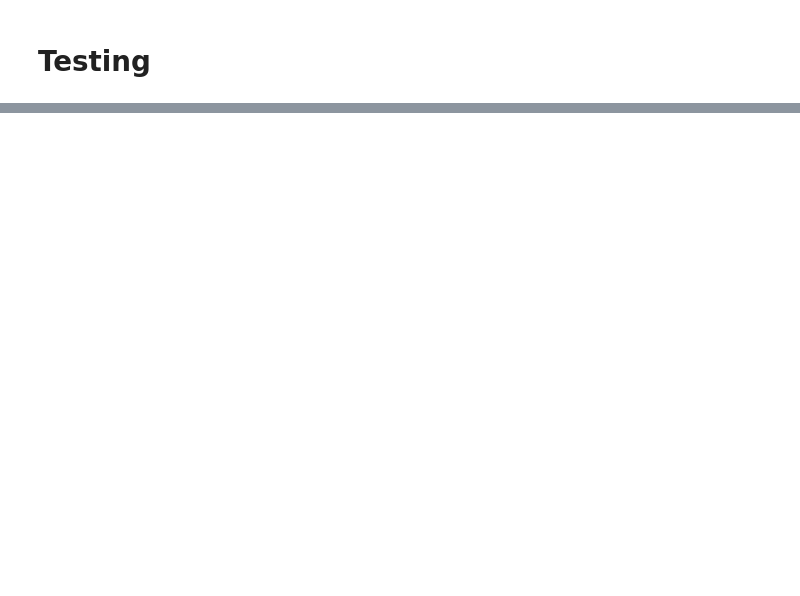
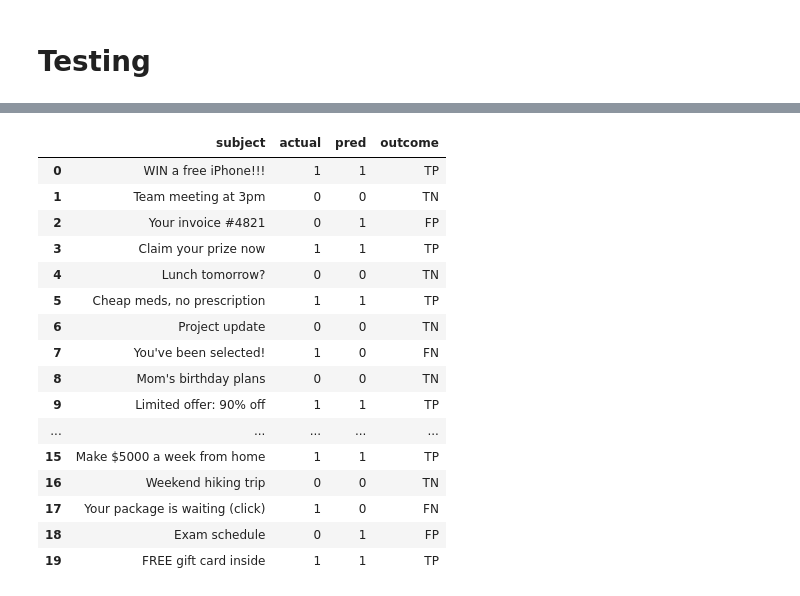
Before and after one commit to hernandezb3/llm-text-classification, a Jupyter notebook: 04_finetuning.ipynb, the cells around one changed output, grey strips where cells are left out. Saved outputs shown, nothing was run; the diff lists cells and outputs as text; code cells hidden in the pictures; blank space fills up the shorter version.

```diff
--- a/04_finetuning.ipynb
+++ b/04_finetuning.ipynb
@@ -1043,0 +947,12 @@ if unexpected:
+# %%
+subjects = [
+    "WIN a free iPhone!!!", "Team meeting at 3pm", "Your invoice #4821", "Claim your prize now",
+    "Lunch tomorrow?", "Cheap meds, no prescription", "Project update", "You've been selected!",
+    "Mom's birthday plans", "Limited offer: 90% off", "Re: homework question", "Urgent: verify your account",
+    "Class cancelled today", "Hot singles near you", "Library book due", "Make $5000 a week from home",
+    "Weekend hiking trip", "Your package is waiting (click)", "Exam schedule", "FREE gift card inside",
+]
+actual = [1, 0, 0, 1, 0, 1, 0, 1, 0, 1, 0, 1, 0, 1, 0, 1, 0, 1, 0, 1]
+pred   = [1, 0, 1, 1, 0, 1, 0, 0, 0, 1, 0, 1, 0, 0, 0, 1, 0, 0, 1, 1]
+df = pd.DataFrame({"subject": subjects, "actual": actual, "pred": pred})
+df
@@ -1043,0 +978,27 @@ if unexpected:
+# %%
+def outcome(a, p):
+    if a == 1 and p == 1: return "TP"
+    if a == 0 and p == 0: return "TN"
+    if a == 0 and p == 1: return "FP"
+    return "FN"
+
+df["outcome"] = [outcome(a, p) for a, p in zip(actual, pred)]
+df
+# %% [output]
+|  | subject | actual | pred | outcome |
+| 0 | WIN a free iPhone!!! | 1 | 1 | TP |
+| 1 | Team meeting at 3pm | 0 | 0 | TN |
+| 2 | Your invoice #4821 | 0 | 1 | FP |
+| 3 | Claim your prize now | 1 | 1 | TP |
+| 4 | Lunch tomorrow? | 0 | 0 | TN |
+| 5 | Cheap meds, no prescription | 1 | 1 | TP |
+| 6 | Project update | 0 | 0 | TN |
+| 7 | You've been selected! | 1 | 0 | FN |
+| 8 | Mom's birthday plans | 0 | 0 | TN |
+| 9 | Limited offer: 90% off | 1 | 1 | TP |
+| ... | ... | ... | ... | ... |
+| 15 | Make $5000 a week from home | 1 | 1 | TP |
+| 16 | Weekend hiking trip | 0 | 0 | TN |
+| 17 | Your package is waiting (click) | 1 | 0 | FN |
+| 18 | Exam schedule | 0 | 1 | FP |
+| 19 | FREE gift card inside | 1 | 1 | TP |
```
Also changed, not shown: parts of 143 cells of this notebook.
